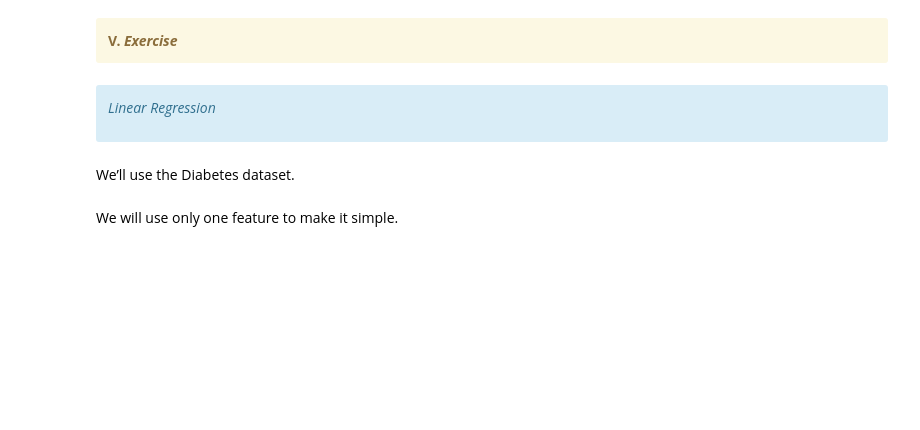
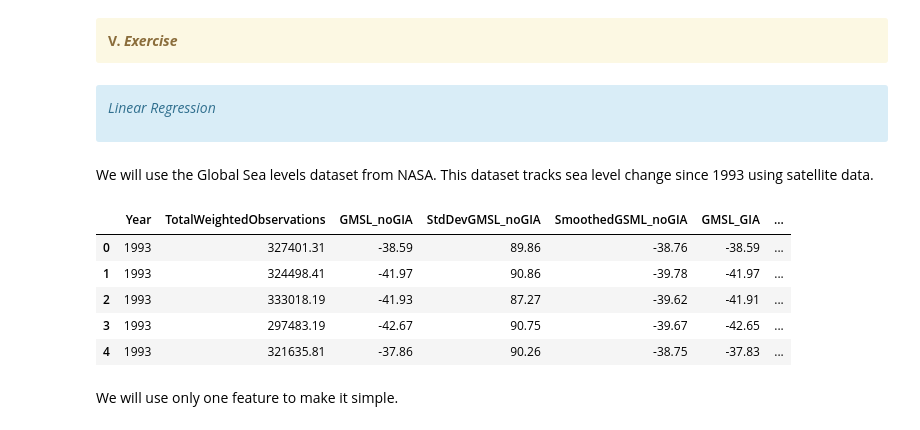
Before and after one commit to bmalcover/AppOC, a Jupyter notebook: docs/notebooks/01_ML/01_Introduccio.ipynb, the cells around one changed output. Drawn from its saved outputs; the diff is of its cells as text; code cells hidden in the pictures; blank space fills up the shorter version.

```diff
--- a/docs/notebooks/01_ML/01_Introduccio.ipynb
+++ b/docs/notebooks/01_ML/01_Introduccio.ipynb
@@ -387,9 +377,18 @@ plot_svm_decision_boundary(model, X_test, y_test, f"SVM amb C=1")
 
 _Linear Regression_
 # %% [markdown]
-We’ll use the Diabetes dataset.
+We will use the Global Sea levels dataset from NASA. This dataset tracks sea level change since 1993 using satellite data.
 # %%
-from sklearn.datasets import load_diabetes
+import pandas as pd
+df = pd.read_csv("sealevel.csv")
+df.head()
+# %% [output]
+|  | Year | TotalWeightedObservations | GMSL_noGIA | StdDevGMSL_noGIA | SmoothedGSML_noGIA | GMSL_GIA | ... |
+| 0 | 1993 | 327401.31 | -38.59 | 89.86 | -38.76 | -38.59 | ... |
+| 1 | 1993 | 324498.41 | -41.97 | 90.86 | -39.78 | -41.97 | ... |
+| 2 | 1993 | 333018.19 | -41.93 | 87.27 | -39.62 | -41.91 | ... |
+| 3 | 1993 | 297483.19 | -42.67 | 90.75 | -39.67 | -42.65 | ... |
+| 4 | 1993 | 321635.81 | -37.86 | 90.26 | -38.75 | -37.83 | ... |
 # %% [markdown]
 We will use only one feature to make it simple.
 # %%
```
Also changed, not shown: parts of 6 cells of this notebook, 3 other files.
